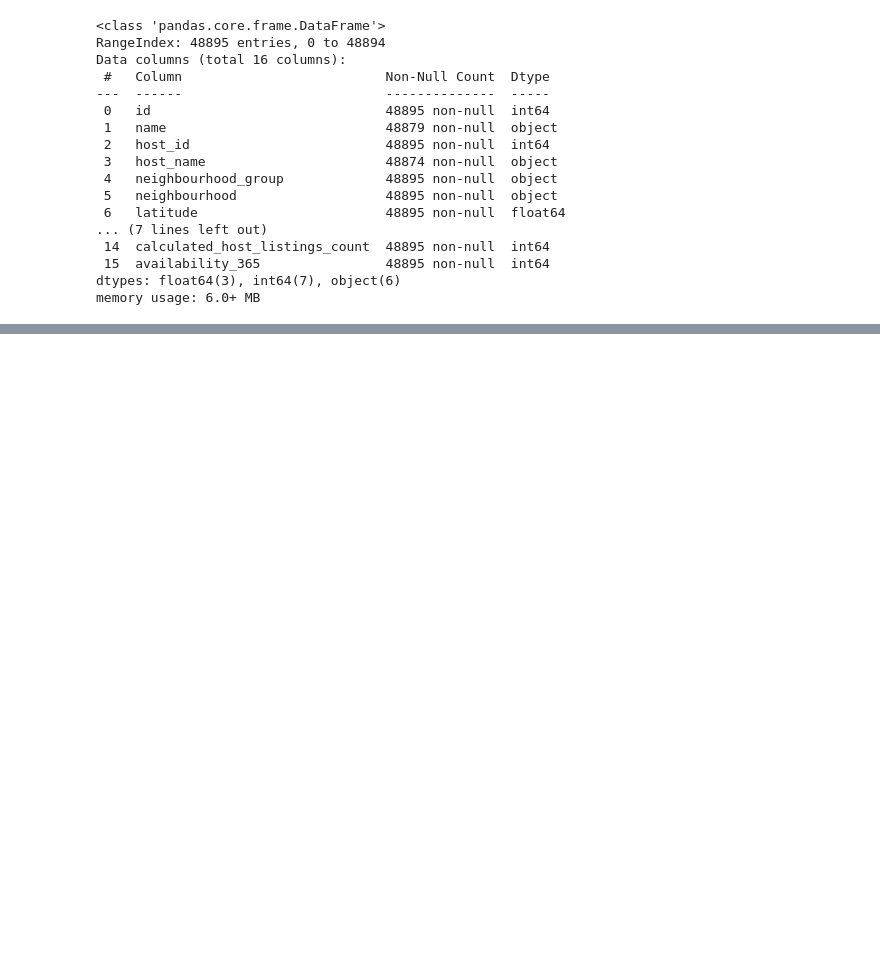
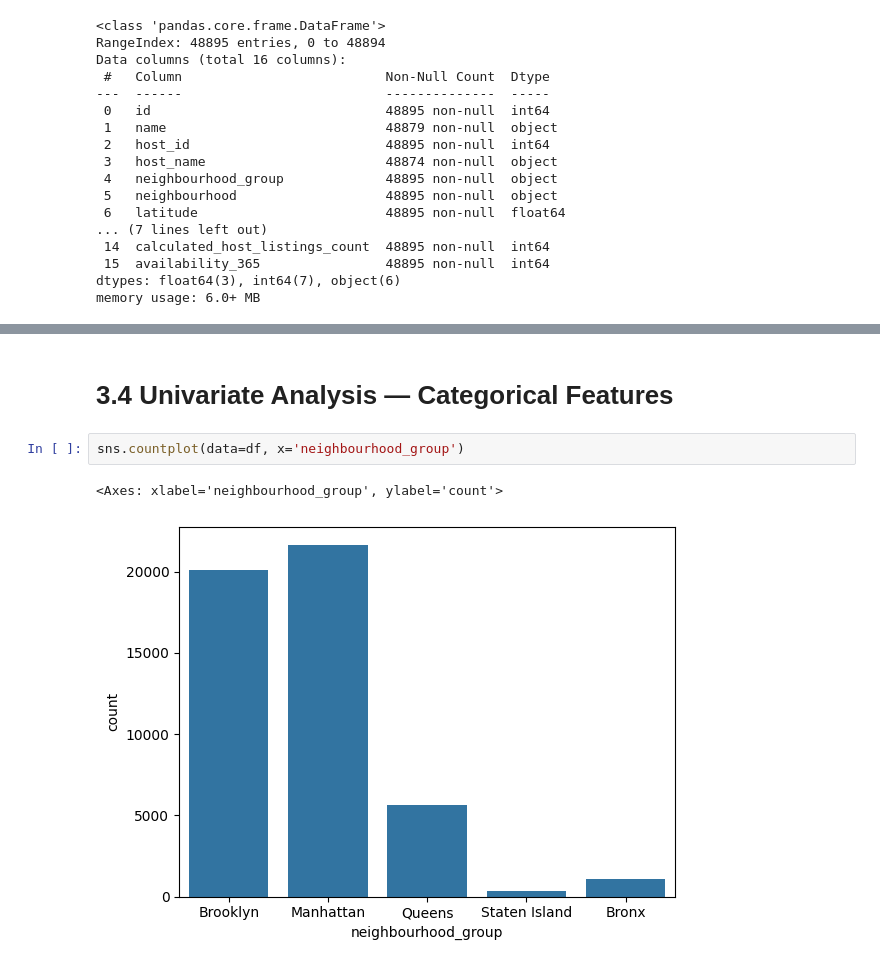
Before and after one commit to umangdotio/NYC-Room-Predict, a Jupyter notebook: nyc_airbnb_room_type_classification.ipynb, the cells around one changed output, grey strips where cells are left out. Saved outputs shown, nothing was run; the diff lists cells and outputs as text; blank space fills up the shorter version.

```diff
--- a/nyc_airbnb_room_type_classification.ipynb
+++ b/nyc_airbnb_room_type_classification.ipynb
@@ -87,0 +140,7 @@ df.describe()
+# %% [markdown]
+# 3.4 Univariate Analysis — Categorical Features
+# %%
+sns.countplot(data=df, x='neighbourhood_group')
+# %% [output]
+<Axes: xlabel='neighbourhood_group', ylabel='count'>
+[figure, added]
```
Also changed, not shown: parts of 10 cells of this notebook.
